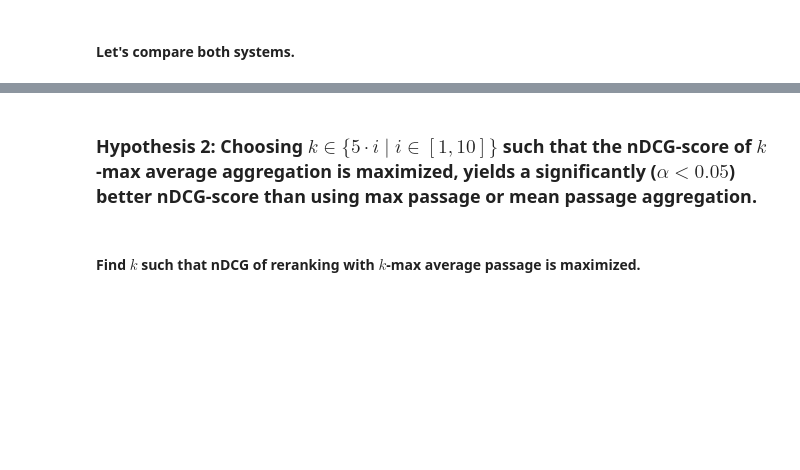
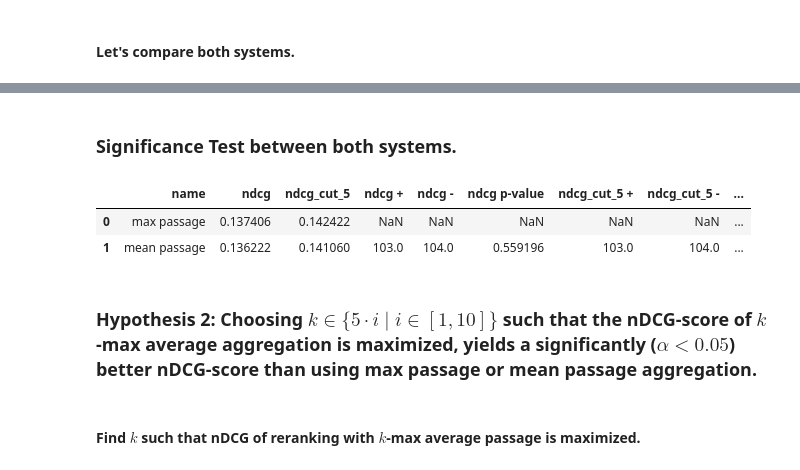
Before and after one commit to tira-io/ir-lab-jena-leipzig-wise-2023-galapagos-tortoise, a Jupyter notebook: jupyter-notebook-submissions/final_milestone/pyterrier-notebook.ipynb, the cells around one changed output, grey strips where cells are left out. Cells and saved outputs as stored; diff of their text form; code cells hidden in the pictures; blank space fills up the shorter version.

```diff
--- a/jupyter-notebook-submissions/final_milestone/pyterrier-notebook.ipynb
+++ b/jupyter-notebook-submissions/final_milestone/pyterrier-notebook.ipynb
@@ -229,3 +236,19 @@ metrics_per_query
+# %% [markdown]
+### Significance Test between both systems.
+# %%
+
+pt.Experiment(
+    [bm25_bo1_pl2_max, bm25_bo1_pl2_mean],
+    topics,
+    qrels,
+    eval_metrics=["ndcg_cut_5", "ndcg"],
+    names=["max passage", "mean passage"],
+    baseline = 0
+)
+# %% [output]
+|  | name | ndcg | ndcg_cut_5 | ndcg + | ndcg - | ndcg p-value | ndcg_cut_5 + | ndcg_cut_5 - | ... |
+| 0 | max passage | 0.137406 | 0.142422 | NaN | NaN | NaN | NaN | NaN | ... |
+| 1 | mean passage | 0.136222 | 0.141060 | 103.0 | 104.0 | 0.559196 | 103.0 | 104.0 | ... |
 # %% [markdown]
 ### Hypothesis 2: Choosing $k \in \{5\cdot i \mid i \in [1, 10]\}$ such that the nDCG-score of $k$-max average aggregation is maximized, yields a significantly ($\alpha < 0.05$)  better nDCG-score than using max passage or mean passage aggregation.
 # %%
```
Also changed, not shown: parts of 8 cells of this notebook.
